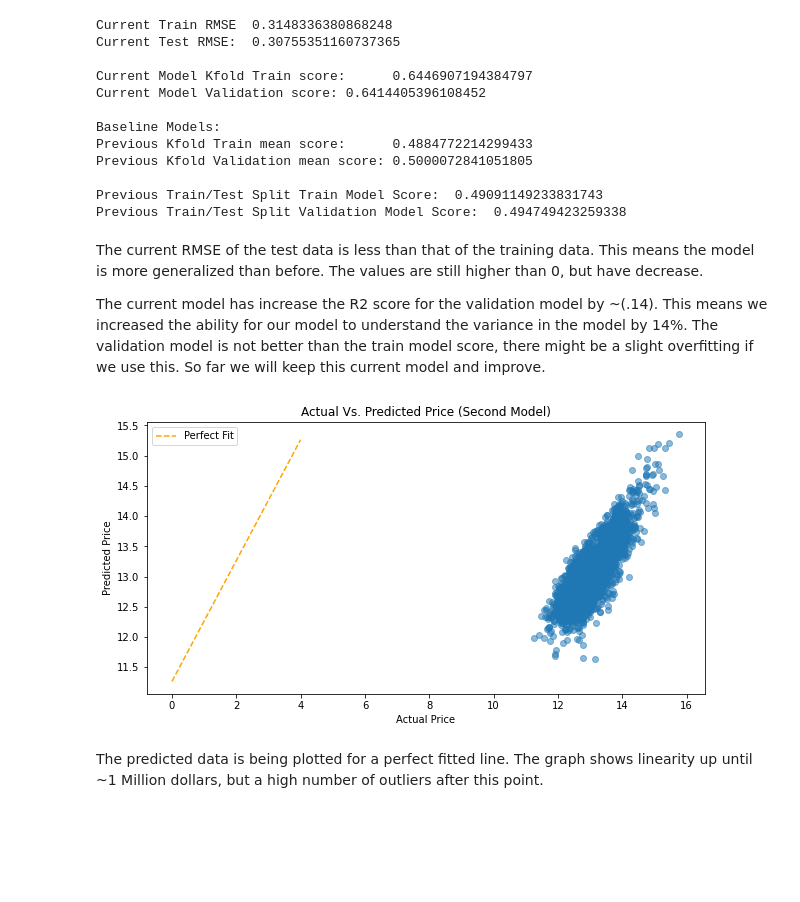
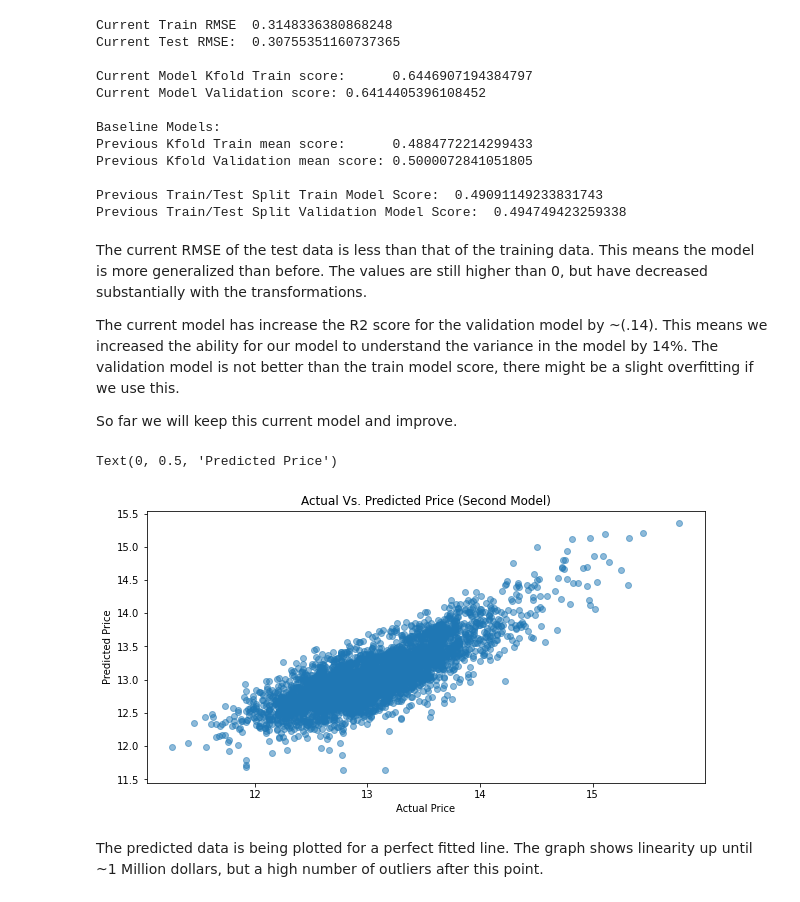
Before and after one commit to Dmvinedata/dsc-phase-2-project-v2-3, a Jupyter notebook: student.ipynb, the cells around one changed output. Saved outputs shown, nothing was run; the diff lists cells and outputs as text; code cells hidden in the pictures; blank space fills up the shorter version.

```diff
--- a/student.ipynb
+++ b/student.ipynb
@@ -859,25 +903,24 @@ Previous Kfold Validation mean score: 0.5000072841051805
 Previous Train/Test Split Train Model Score:  0.49091149233831743
 Previous Train/Test Split Validation Model Score:  0.494749423259338
 # %% [markdown]
-The current RMSE of the test data is less than that of the training data. This means the model is more generalized than before.  The values are still higher than 0, but have decrease.
+The current RMSE of the test data is less than that of the training data. This means the model is more generalized than before.  The values are still higher than 0, but have decreased substantially with the transformations.
 
 The current model has increase the R2 score for the validation model by ~(.14).  This means we increased
 the ability for our model to understand the variance in the model by 14%. The validation model is not better than the train model score, there might be a slight overfitting if we use this.
+
 So far we will keep this current model and improve.
 # %%
 #plotting the linearity zoomed in
 fig, ax = plt.subplots(figsize = (10,5))
 
-perfect_line = np.arange(y_test_log.min(), y_test_log.max())
-ax.plot(perfect_line, linestyle="--", color="orange", label="Perfect Fit")
 ax.scatter(y_test_log, y_hat_test_sec, alpha=0.5)
 ax.set_title("Actual Vs. Predicted Price (Second Model)")
 ax.set_xlabel("Actual Price")
 ax.set_ylabel("Predicted Price")
 #plt.xlim([0, 2500000])
-ax.legend();
 # %% [output]
+Text(0, 0.5, 'Predicted Price')
-[figure, old version]
+[figure, new version]
 # %% [markdown]
 The predicted data is being plotted for a perfect fitted line.  The graph shows linearity up until ~1 Million dollars,
 but a high number of outliers after this point.
```
Also changed, not shown: parts of 145 cells of this notebook.
